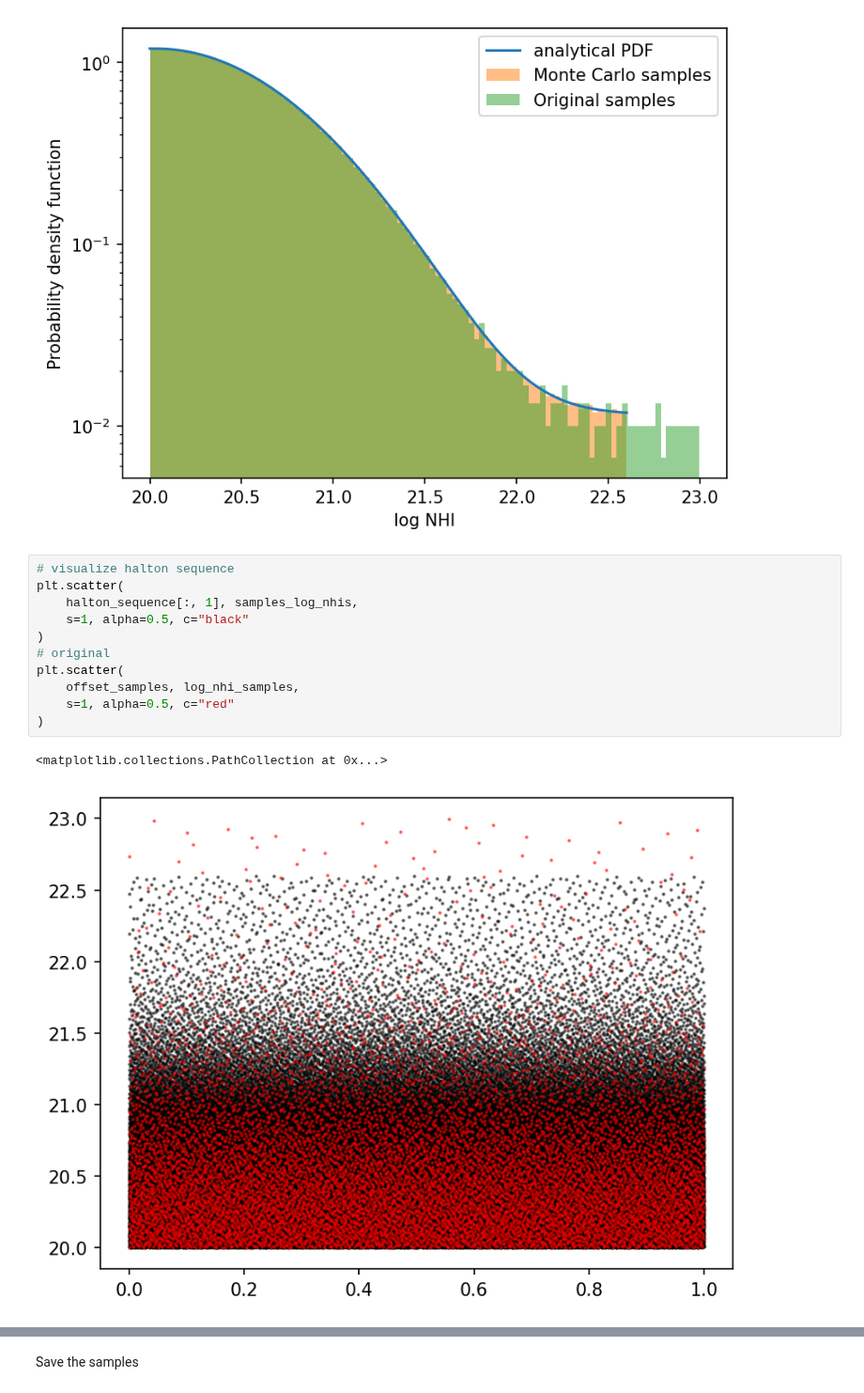
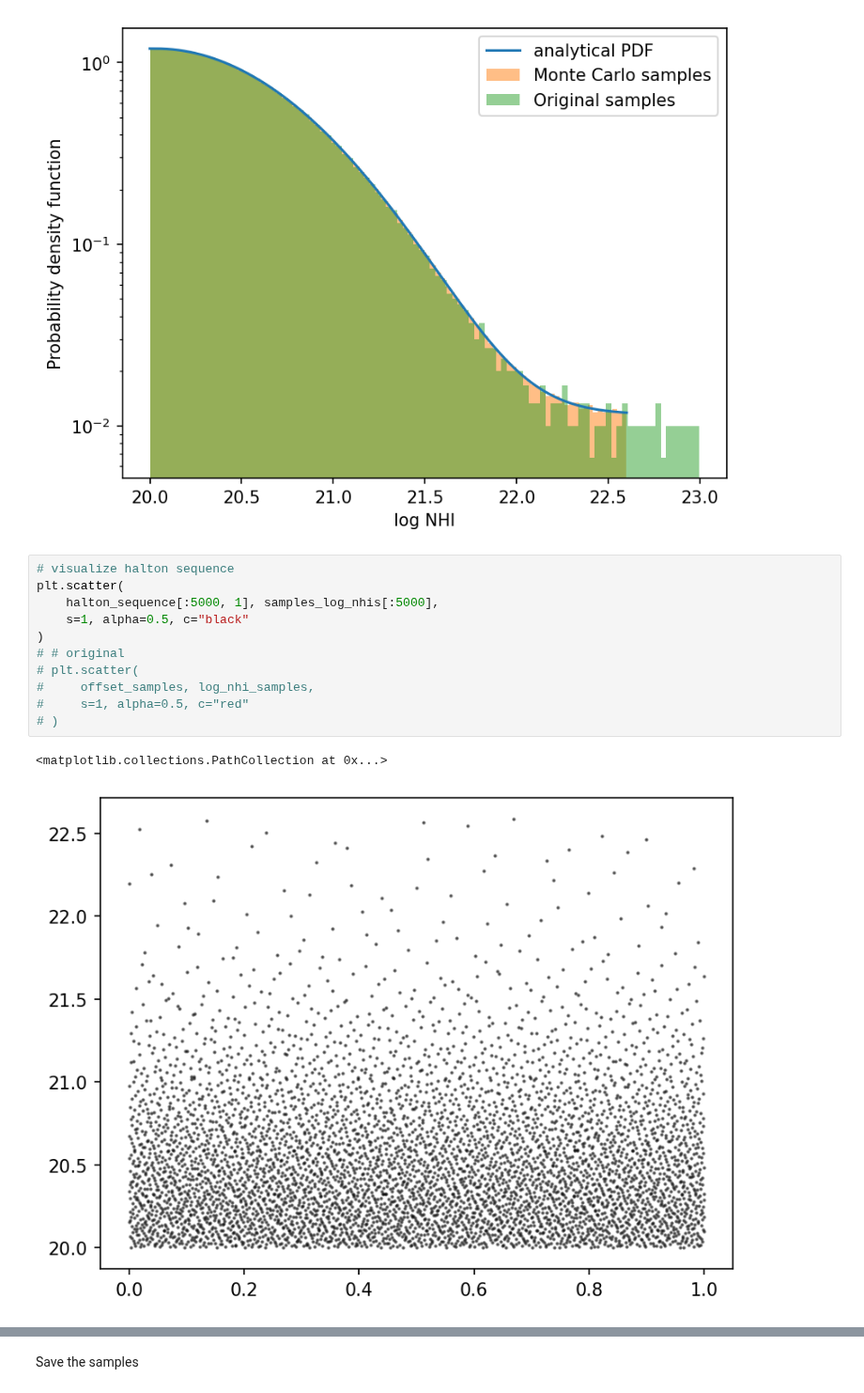
Before and after one commit to jibanCat/desi_gpy_dla_detection, a Jupyter notebook: notebooks/GenerateSamples.ipynb, the cells around one changed output, grey strips where cells are left out. Shown at 94% size. Saved outputs shown, nothing was run; the diff lists cells and outputs as text.

```diff
--- a/notebooks/GenerateSamples.ipynb
+++ b/notebooks/GenerateSamples.ipynb
@@ -150,14 +150,14 @@ plt.legend()
 # %%
 # visualize halton sequence
 plt.scatter(
-    halton_sequence[:, 1], samples_log_nhis,
+    halton_sequence[:5000, 1], samples_log_nhis[:5000],
     s=1, alpha=0.5, c="black"
 )
-# original
-plt.scatter(
-    offset_samples, log_nhi_samples,
-    s=1, alpha=0.5, c="red"
-)
+# # original
+# plt.scatter(
+#     offset_samples, log_nhi_samples,
+#     s=1, alpha=0.5, c="red"
+# )
 # %% [output]
 <matplotlib.collections.PathCollection at 0x...>
-[figure, old version]
+[figure, new version]
```
Also changed, not shown: parts of 4 cells of this notebook, 2 other files.
